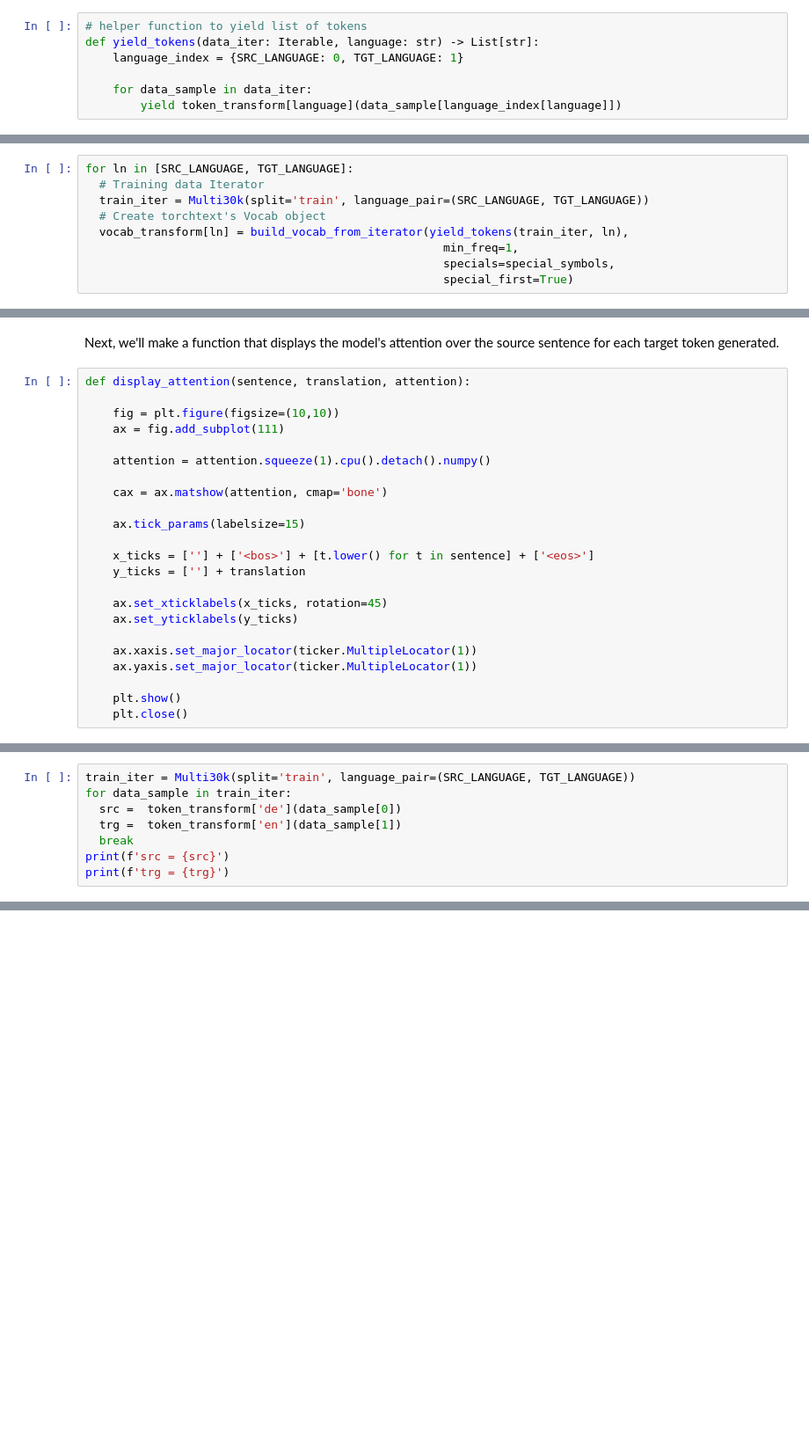
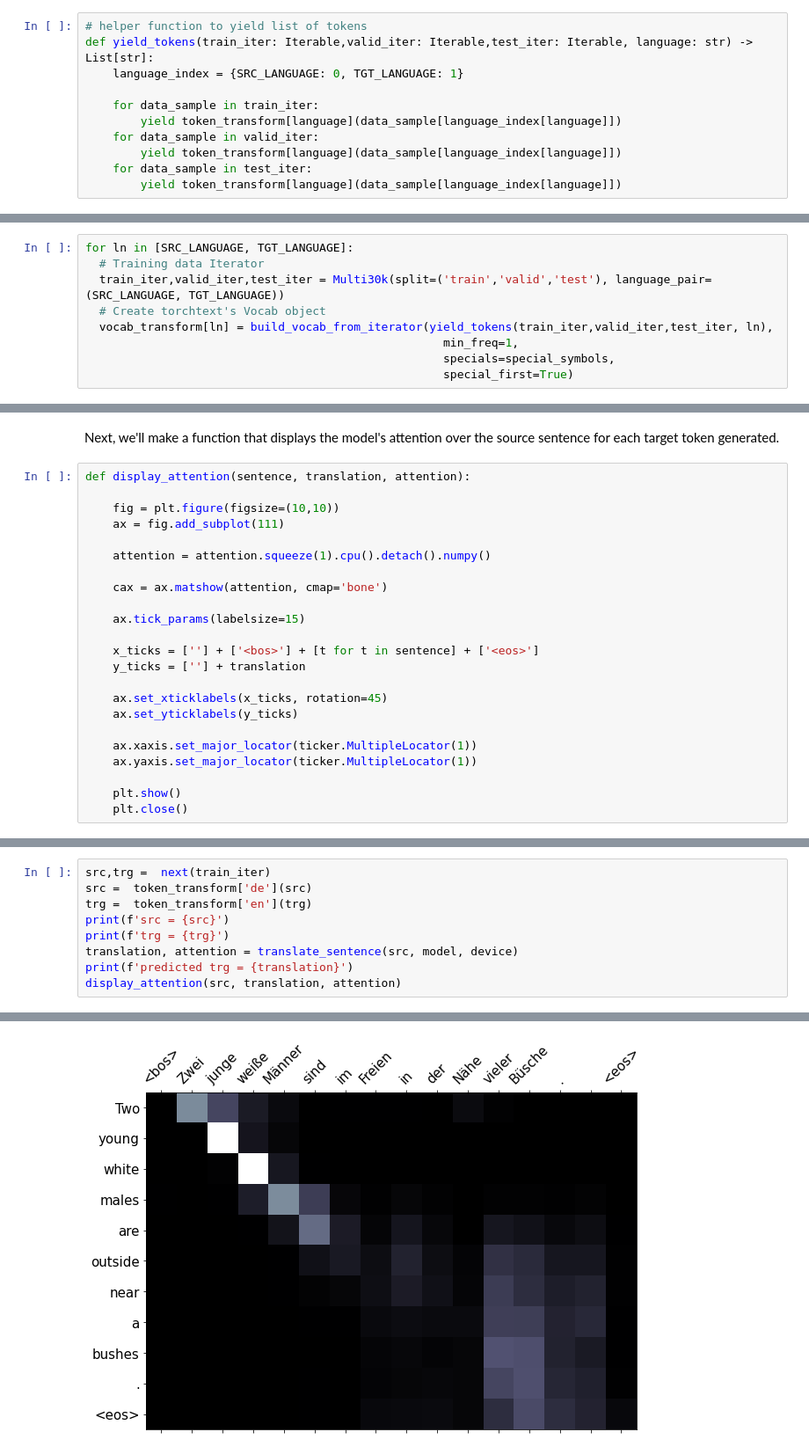
Before and after one commit to Anish-V1073/END2.0_Assignments, a Jupyter notebook: Assignment8/4- Packed Padded Sequences, Masking, Inference and BLEU.ipynb, the cells around one changed output, grey strips where cells are left out. Shown: that part at 88% size. Saved outputs shown, nothing was run; the diff lists cells and outputs as text; blank space fills up the shorter version.

```diff
--- a/Assignment8/4- Packed Padded Sequences, Masking, Inference and BLEU.ipynb
+++ b/Assignment8/4- Packed Padded Sequences, Masking, Inference and BLEU.ipynb
@@ -83,8 +82,12 @@ token_transform[SRC_LANGUAGE] = get_tokenizer('spacy', language='de')
 token_transform[TGT_LANGUAGE] = get_tokenizer('spacy', language='en')
 # %%
 # helper function to yield list of tokens
-def yield_tokens(data_iter: Iterable, language: str) -> List[str]:
+def yield_tokens(train_iter: Iterable,valid_iter: Iterable,test_iter: Iterable, language: str) -> List[str]:
     language_index = {SRC_LANGUAGE: 0, TGT_LANGUAGE: 1}
 
-    for data_sample in data_iter:
+    for data_sample in train_iter:
         yield token_transform[language](data_sample[language_index[language]])
+    for data_sample in valid_iter:
+        yield token_transform[language](data_sample[language_index[language]])
+    for data_sample in test_iter:
+        yield token_transform[language](data_sample[language_index[language]])
@@ -98,9 +99,9 @@ special_symbols = ['<unk>', '<pad>', '<bos>', '<eos>']
 # %%
 for ln in [SRC_LANGUAGE, TGT_LANGUAGE]:
   # Training data Iterator
-  train_iter = Multi30k(split='train', language_pair=(SRC_LANGUAGE, TGT_LANGUAGE))
+  train_iter,valid_iter,test_iter = Multi30k(split=('train','valid','test'), language_pair=(SRC_LANGUAGE, TGT_LANGUAGE))
   # Create torchtext's Vocab object
-  vocab_transform[ln] = build_vocab_from_iterator(yield_tokens(train_iter, ln),
+  vocab_transform[ln] = build_vocab_from_iterator(yield_tokens(train_iter,valid_iter,test_iter, ln),
                                                     min_freq=1,
                                                     specials=special_symbols,
                                                     special_first=True)
@@ -742,7 +741,7 @@ def display_attention(sentence, translation, attention):
 
     ax.tick_params(labelsize=15)
 
-    x_ticks = [''] + ['<bos>'] + [t.lower() for t in sentence] + ['<eos>']
+    x_ticks = [''] + ['<bos>'] + [t for t in sentence] + ['<eos>']
     y_ticks = [''] + translation
 
     ax.set_xticklabels(x_ticks, rotation=45)
@@ -765,11 +763,12 @@ de_vocab_itos = vocab_transform['de'].get_itos()
 # %%
-train_iter = Multi30k(split='train', language_pair=(SRC_LANGUAGE, TGT_LANGUAGE))
-for data_sample in train_iter:
-  src =  token_transform['de'](data_sample[0])
-  trg =  token_transform['en'](data_sample[1])
-  break
+src,trg =  next(train_iter)
+src =  token_transform['de'](src)
+trg =  token_transform['en'](trg)
 print(f'src = {src}')
 print(f'trg = {trg}')
+translation, attention = translate_sentence(src, model, device)
+print(f'predicted trg = {translation}')
+display_attention(src, translation, attention)
 # %% [output]
 src = ['Zwei', 'junge', 'weiße', 'Männer', 'sind', 'im', 'Freien', 'in', 'der', 'Nähe', 'vieler', 'Büsche', '.', '\n']
 trg = ['Two', 'young', ',', 'White', 'males', 'are', 'outside', 'near', 'many', 'bushes', '.', '\n']
@@ -775,0 +776 @@ trg = ['Two', 'young', ',', 'White', 'males', 'are', 'outside', 'near', 'many',
+[figure, added]
```
Also changed, not shown: parts of 22 cells of this notebook.
